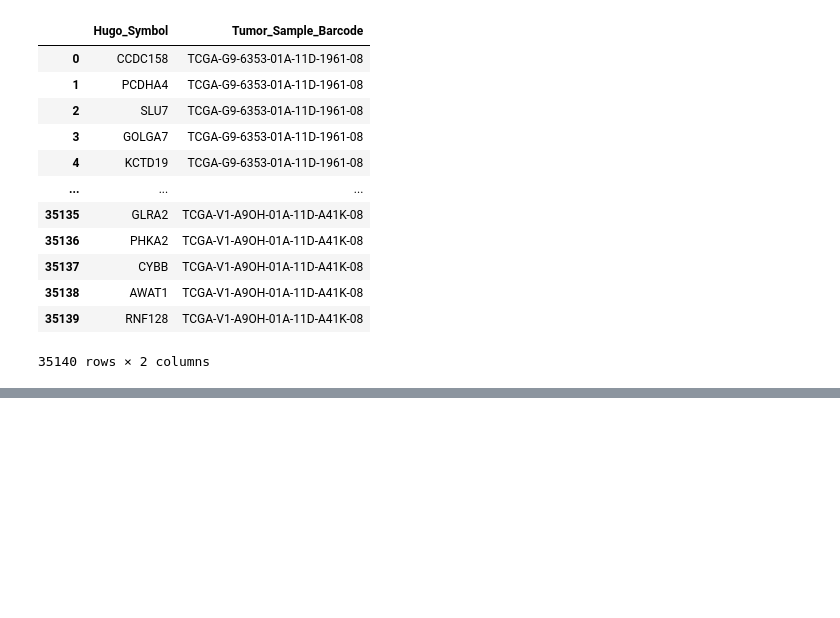
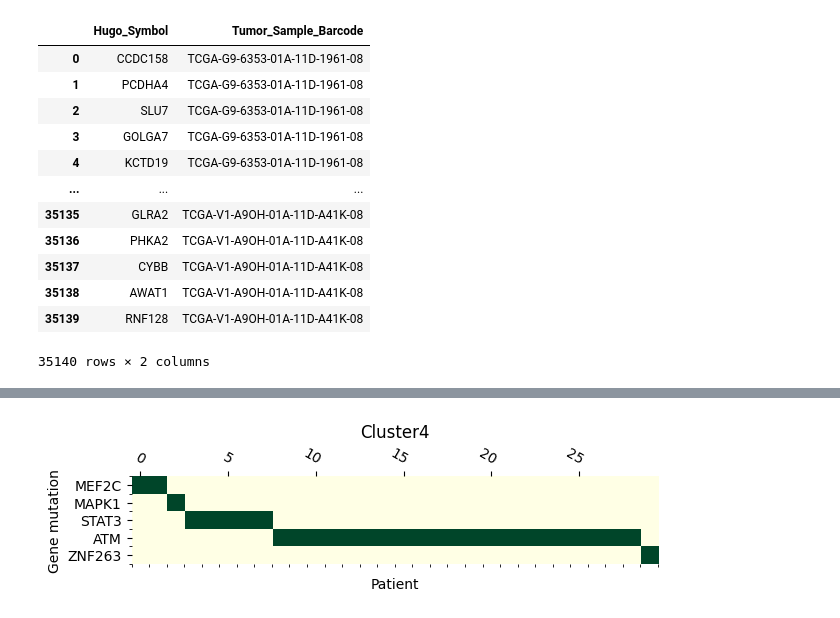
Before and after one commit to dmartmillan/OMEN, a Jupyter notebook: new_data/ClusteringPlot.ipynb, the cells around one changed output, grey strips where cells are left out. Saved outputs shown, nothing was run; the diff lists cells and outputs as text; code cells hidden in the pictures; blank space fills up the shorter version.

```diff
--- a/new_data/ClusteringPlot.ipynb
+++ b/new_data/ClusteringPlot.ipynb
@@ -218,0 +165,4 @@ plt.show()
+# %%
+data_matrix(genes4,patients4,"PlotCluster4.png","Cluster4")
+# %% [output]
+[figure, added]
```
Also changed, not shown: parts of 15 cells of this notebook.
